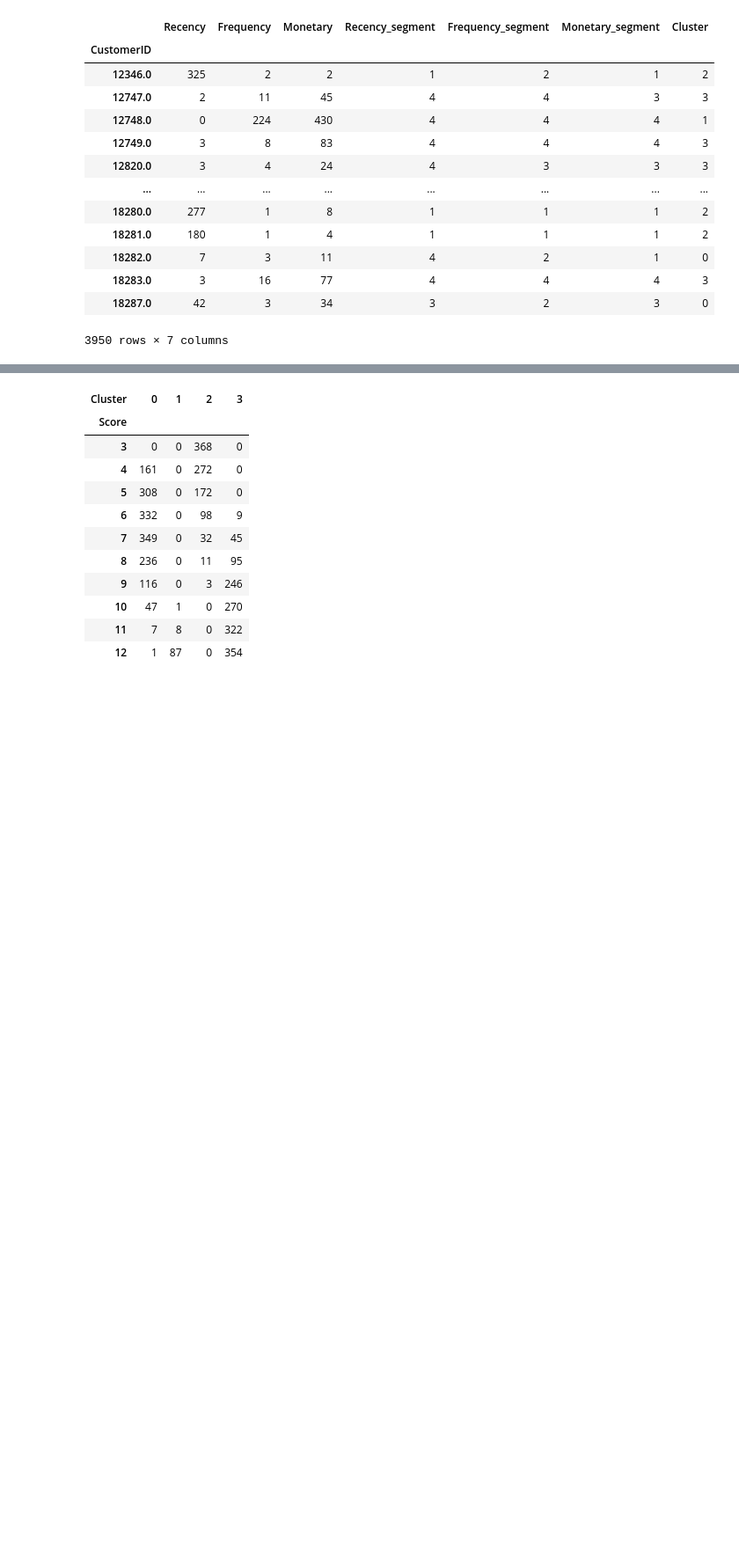
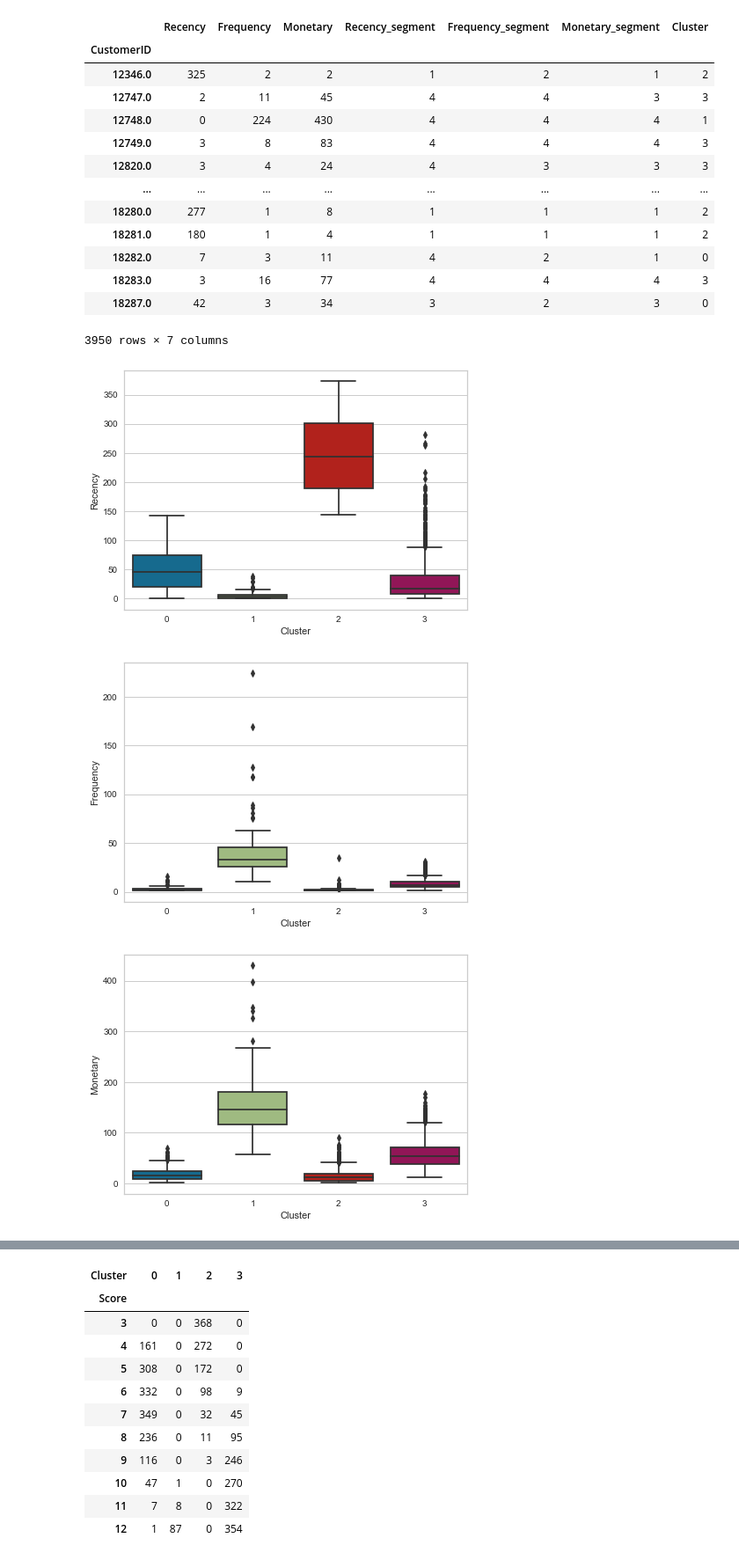
Before and after one commit to Sam-Power/Covid-Dashboard-with-Tableau, a Jupyter notebook: 037_customer_segmentation_full/customer_segmentation.ipynb, the cells around one changed output, grey strips where cells are left out. Shown at 88% size. Drawn from its saved outputs; the diff is of its cells as text; code cells hidden in the pictures; blank space fills up the shorter version.

```diff
--- a/037_customer_segmentation_full/customer_segmentation.ipynb
+++ b/037_customer_segmentation_full/customer_segmentation.ipynb
@@ -1249,6 +1249,14 @@ df_model
 | 18283.0 | 3 | 16 | 77 | 4 | 4 | 4 | 3 |
 | 18287.0 | 42 | 3 | 34 | 3 | 2 | 3 | 0 |
 3950 rows × 7 columns
+# %%
+for i in ['Recency','Frequency','Monetary']:
+    sns.boxplot(x='Cluster', y=i,data=df_model)
+    plt.show()
+# %% [output]
+[figure, added]
+[figure, added]
+[figure, added]
 # %%
 df_rfm
 # %% [output]
```
